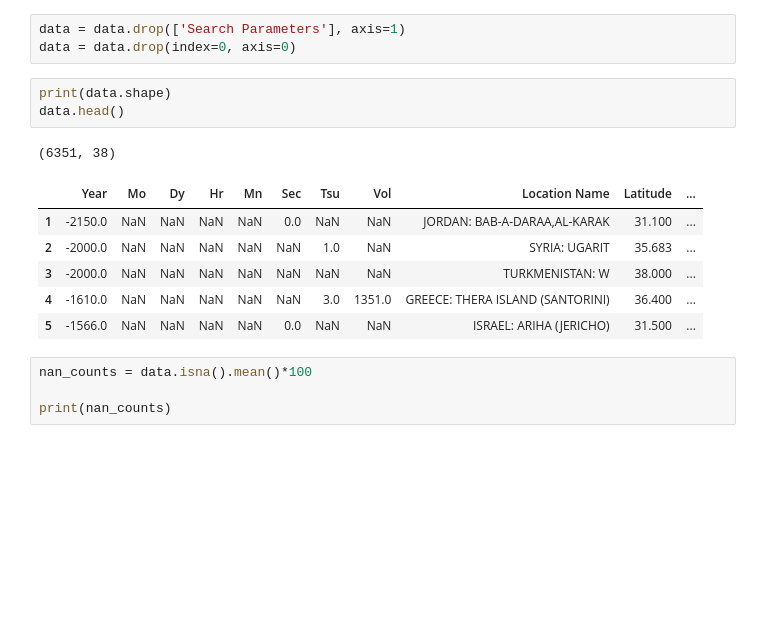
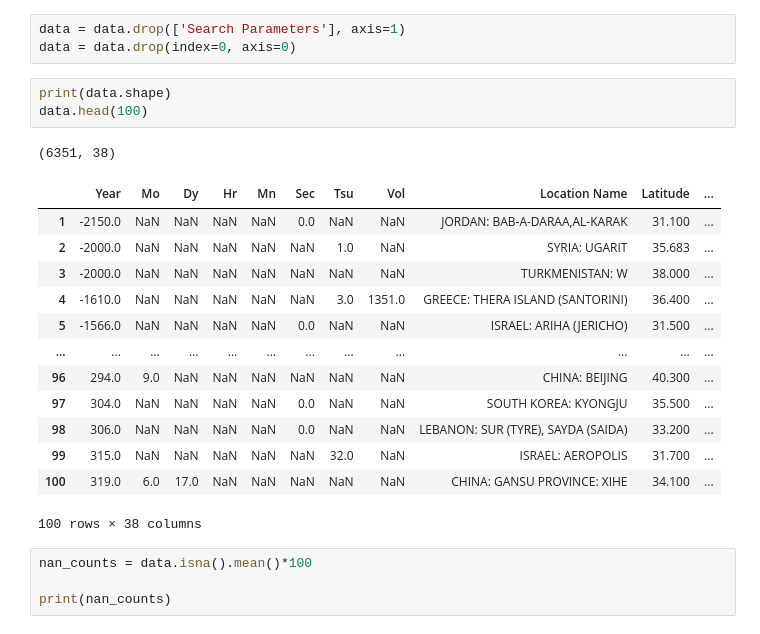
Before and after one commit to Matthijs-Vossen/Earthquake-Analysis, a Jupyter notebook: regression model/earthquake_model.ipynb, the cells around one changed output. Drawn from its saved outputs; the diff is of its cells as text; blank space fills up the shorter version.

```diff
--- a/regression model/earthquake_model.ipynb
+++ b/regression model/earthquake_model.ipynb
@@ -21,15 +21,22 @@ data = data.drop(['Search Parameters'], axis=1)
 data = data.drop(index=0, axis=0)
 # %%
 print(data.shape)
-data.head()
+data.head(100)
 # %% [output]
 (6351, 38)
 |  | Year | Mo | Dy | Hr | Mn | Sec | Tsu | Vol | Location Name | Latitude | ... |
 | 1 | -2150.0 | NaN | NaN | NaN | NaN | 0.0 | NaN | NaN | JORDAN: BAB-A-DARAA,AL-KARAK | 31.100 | ... |
 | 2 | -2000.0 | NaN | NaN | NaN | NaN | NaN | 1.0 | NaN | SYRIA: UGARIT | 35.683 | ... |
 | 3 | -2000.0 | NaN | NaN | NaN | NaN | NaN | NaN | NaN | TURKMENISTAN: W | 38.000 | ... |
 | 4 | -1610.0 | NaN | NaN | NaN | NaN | NaN | 3.0 | 1351.0 | GREECE: THERA ISLAND (SANTORINI) | 36.400 | ... |
 | 5 | -1566.0 | NaN | NaN | NaN | NaN | 0.0 | NaN | NaN | ISRAEL: ARIHA (JERICHO) | 31.500 | ... |
+| ... | ... | ... | ... | ... | ... | ... | ... | ... | ... | ... | ... |
+| 96 | 294.0 | 9.0 | NaN | NaN | NaN | NaN | NaN | NaN | CHINA: BEIJING | 40.300 | ... |
+| 97 | 304.0 | NaN | NaN | NaN | NaN | 0.0 | NaN | NaN | SOUTH KOREA: KYONGJU | 35.500 | ... |
+| 98 | 306.0 | NaN | NaN | NaN | NaN | 0.0 | NaN | NaN | LEBANON: SUR (TYRE), SAYDA (SAIDA) | 33.200 | ... |
+| 99 | 315.0 | NaN | NaN | NaN | NaN | NaN | 32.0 | NaN | ISRAEL: AEROPOLIS | 31.700 | ... |
+| 100 | 319.0 | 6.0 | 17.0 | NaN | NaN | NaN | NaN | NaN | CHINA: GANSU PROVINCE: XIHE | 34.100 | ... |
+100 rows × 38 columns
 # %%
 nan_counts = data.isna().mean()*100
 
```
Also changed, not shown: parts of 10 cells of this notebook.
